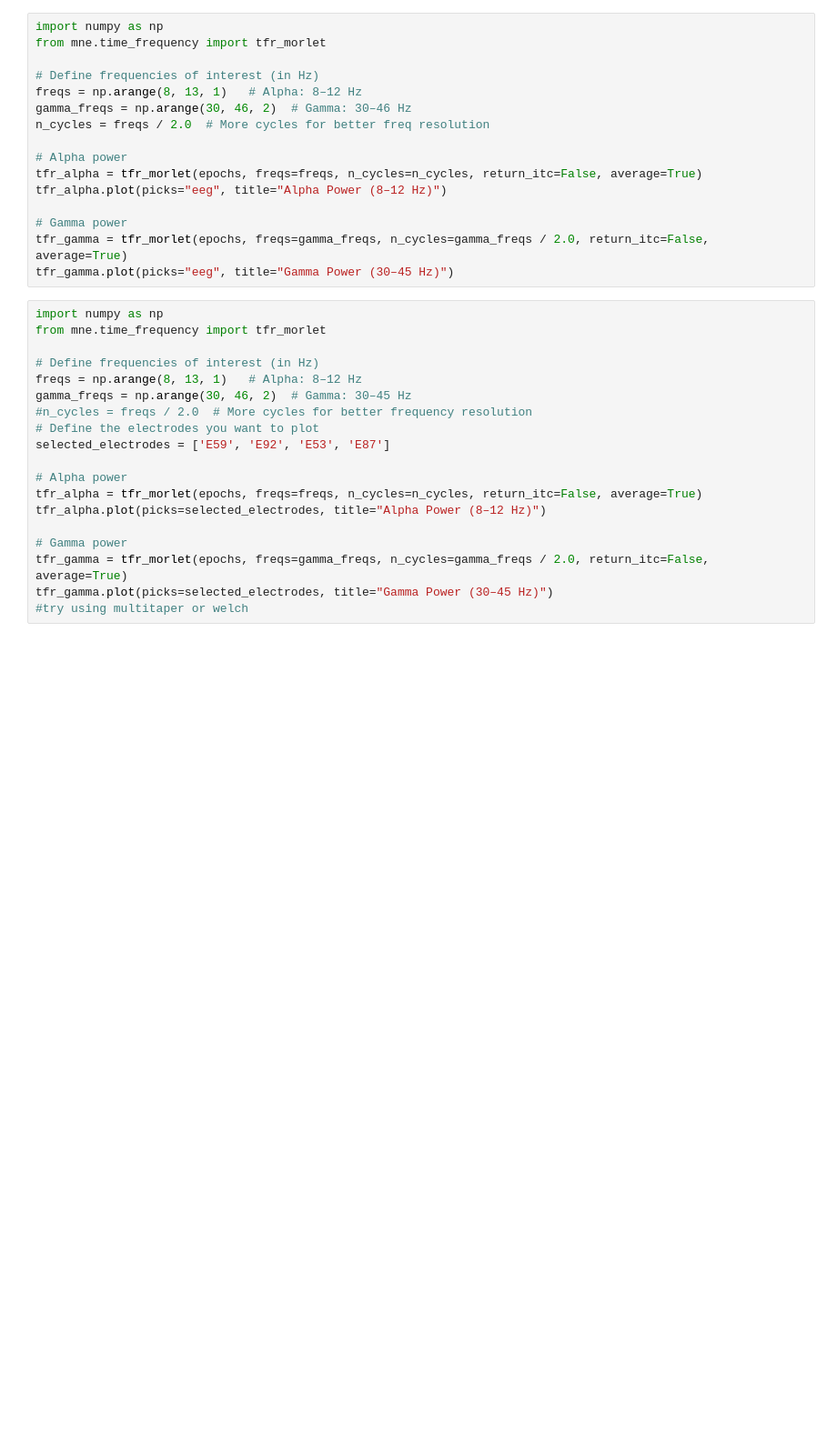
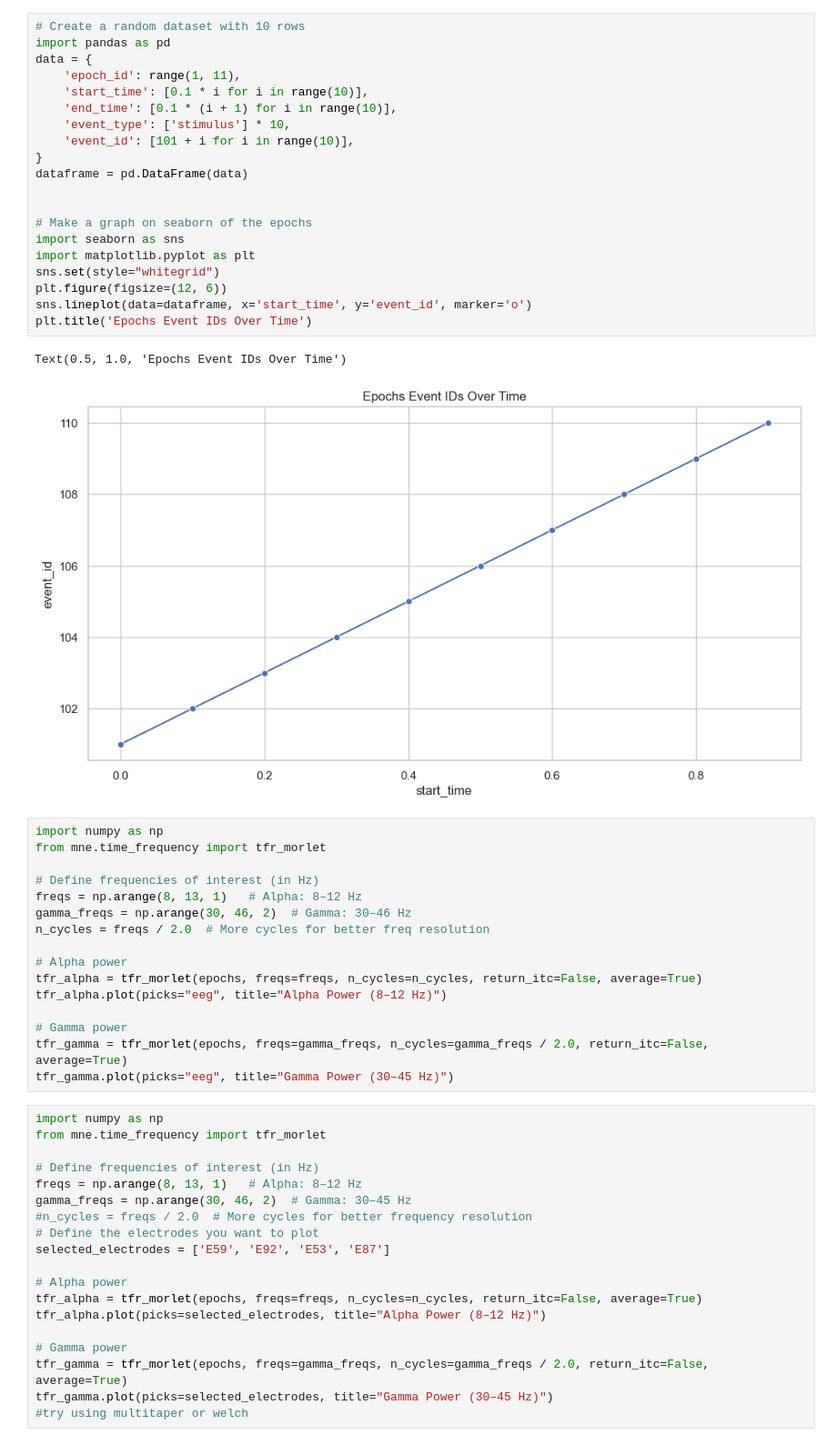
Before and after one commit to aabeaudry/Q1K_VS_EEG, a Jupyter notebook: EEG_data.ipynb, the cells around one changed output. Shown at 91% size. Saved outputs shown, nothing was run; the diff lists cells and outputs as text; blank space fills up the shorter version.

Commit message:
Added a new graph

```diff
--- a/EEG_data.ipynb
+++ b/EEG_data.ipynb
@@ -19,3 +12,26 @@ No baseline correction applied
+# %%
+# Create a random dataset with 10 rows
+import pandas as pd
+data = {
+    'epoch_id': range(1, 11),
+    'start_time': [0.1 * i for i in range(10)],
+    'end_time': [0.1 * (i + 1) for i in range(10)],
+    'event_type': ['stimulus'] * 10,
+    'event_id': [101 + i for i in range(10)],
+}
+dataframe = pd.DataFrame(data)
+
+
+# Make a graph on seaborn of the epochs
+import seaborn as sns
+import matplotlib.pyplot as plt
+sns.set(style="whitegrid")
+plt.figure(figsize=(12, 6))
+sns.lineplot(data=dataframe, x='start_time', y='event_id', marker='o')
+plt.title('Epochs Event IDs Over Time')
+# %% [output]
+Text(0.5, 1.0, 'Epochs Event IDs Over Time')
+[figure, added]
 # %%
 import numpy as np
 from mne.time_frequency import tfr_morlet
```
Also changed, not shown: parts of 1 cell of this notebook.
